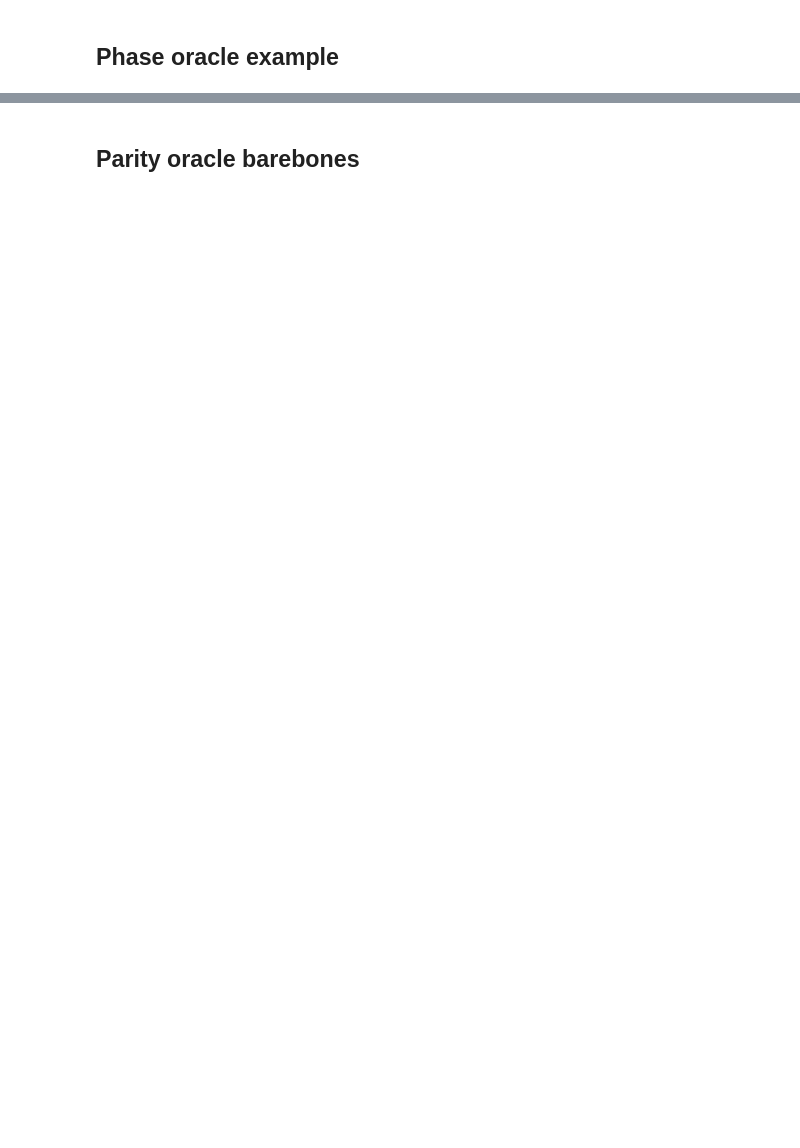
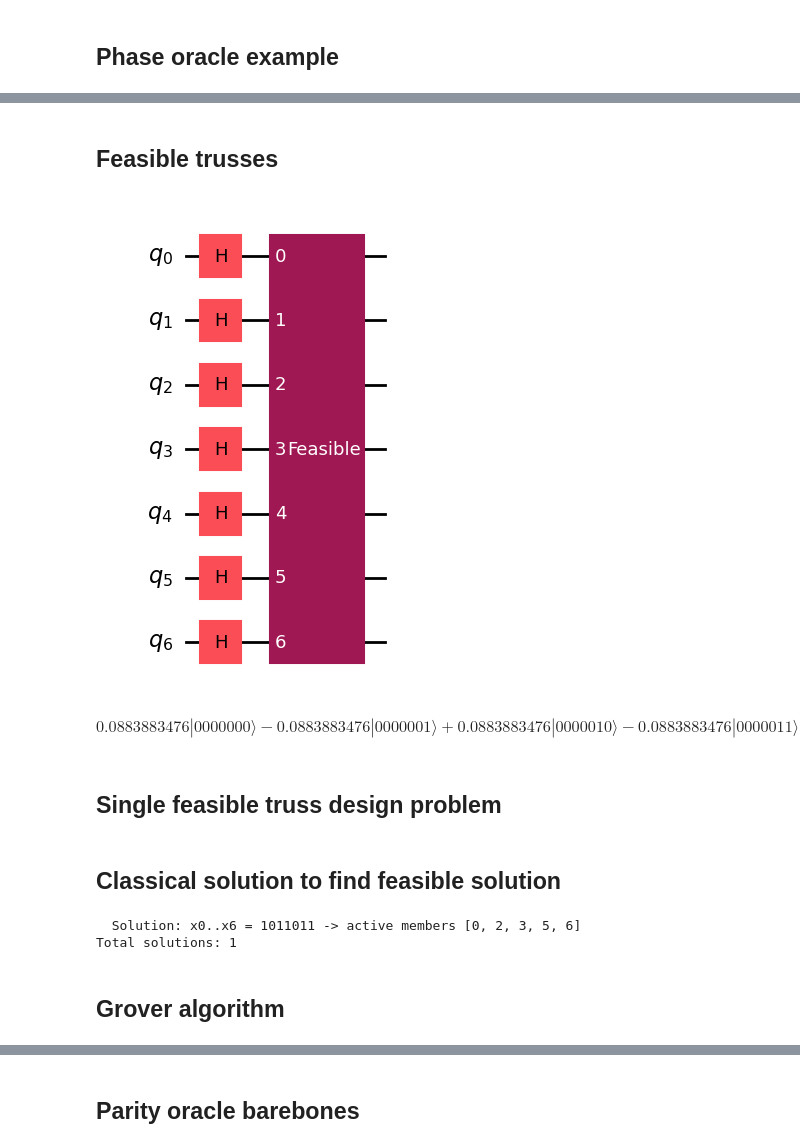
Before and after one commit to UW-ERSL/AppliedQC, a Jupyter notebook: Chapter11_LandmarkAlgorithms_notebook.ipynb, the cells around one changed output, grey strips where cells are left out. Cells and saved outputs as stored; diff of their text form; code cells hidden in the pictures; blank space fills up the shorter version.

```diff
--- a/Chapter11_LandmarkAlgorithms_notebook.ipynb
+++ b/Chapter11_LandmarkAlgorithms_notebook.ipynb
@@ -134,0 +142,19 @@ $$\frac{\sqrt{2}}{4} |000\rangle+\frac{\sqrt{2}}{4} |001\rangle+\frac{\sqrt{2}}{
+# %% [markdown]
+## Feasible trusses
+# %%
+n_members = 7
+feasible_expr = "(x0 | x1 | x2) & (x0 | x3 | x4)"
+feasible_expr = ensure_variable_order(feasible_expr, n_members)
+oracle_gate = PhaseOracleGate(feasible_expr,label="Feasible")
+circuit = QuantumCircuit(n_members)
+for qubit in range(n_members):
+    circuit.h(qubit)
+circuit.append(oracle_gate,range(n_members))
+display(circuit.draw('mpl'))
+psi = Statevector(circuit)
+display(psi.draw('latex'))
+# %% [output]
+[figure, added]
+$$0.0883883476 |0000000\rangle-0.0883883476 |0000001\rangle+0.0883883476 |0000010\rangle-0.0883883476 |0000011\rangle+0.0883883476 |0000100\rangle-0.0883883476 |0000101\rangle + \ldots -0.0883883476 |1111011\rangle-0.0883883476 |1111100\rangle-0.0883883476 |1111101\rangle-0.0883883476 |1111110\rangle-0.0883883476 |1111111\rangle$$
+# %% [markdown]
+## Single feasible truss design problem
@@ -134,0 +176,17 @@ $$\frac{\sqrt{2}}{4} |000\rangle+\frac{\sqrt{2}}{4} |001\rangle+\frac{\sqrt{2}}{
+# %% [markdown]
+## Classical solution to find feasible solution
+# %%
+count = 0
+for i in range(2**n_members):
+    x0, x1, x2, x3, x4, x5, x6 = [int(b) for b in format(i, '07b')]
+    if eval(safe_expr):
+        count += 1
+        members = [j for j, b in enumerate([x0,x1,x2,x3,x4,x5,x6]) if b]
+        print(f"  Solution: x0..x6 = {format(i,'07b')} -> active members {members}")
+
+print(f"Total solutions: {count}")
+# %% [output]
+  Solution: x0..x6 = 1011011 -> active members [0, 2, 3, 5, 6]
+Total solutions: 1
+# %% [markdown]
+## Grover algorithm
```
Also changed, not shown: parts of 21 cells of this notebook, 3 other files.
